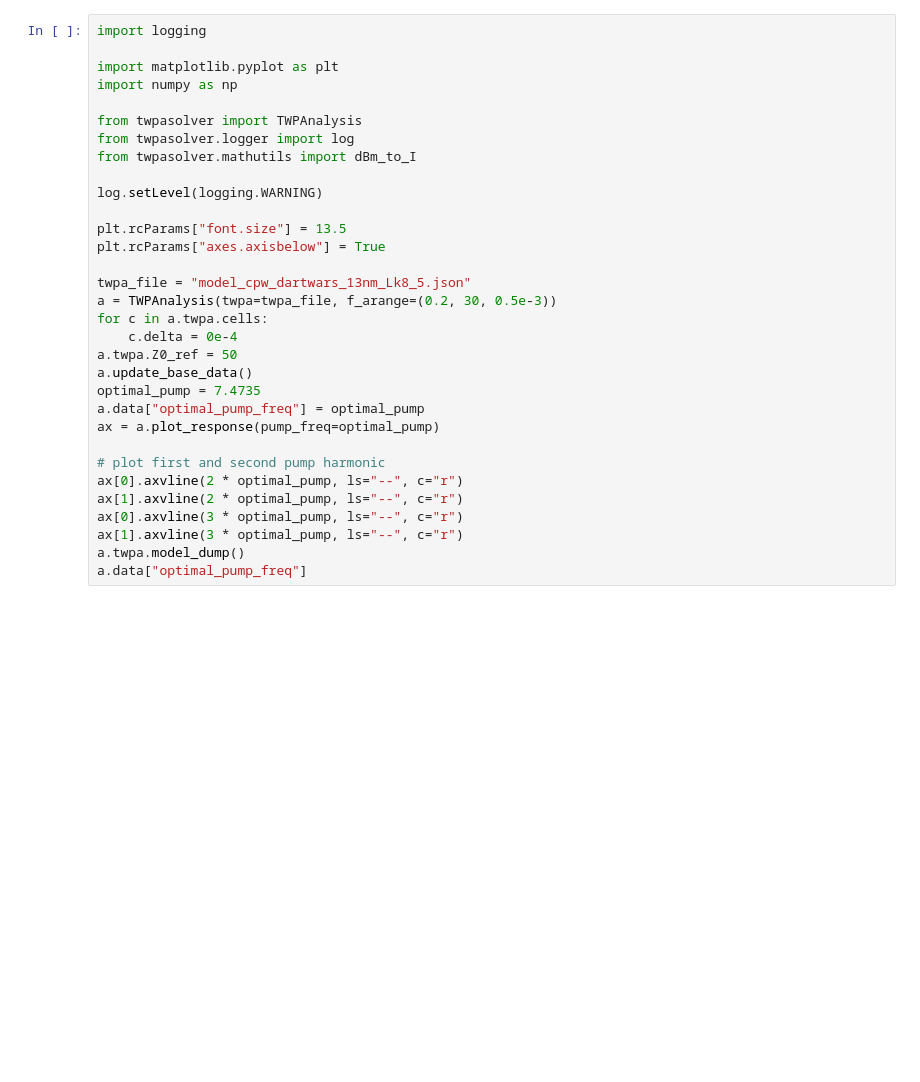
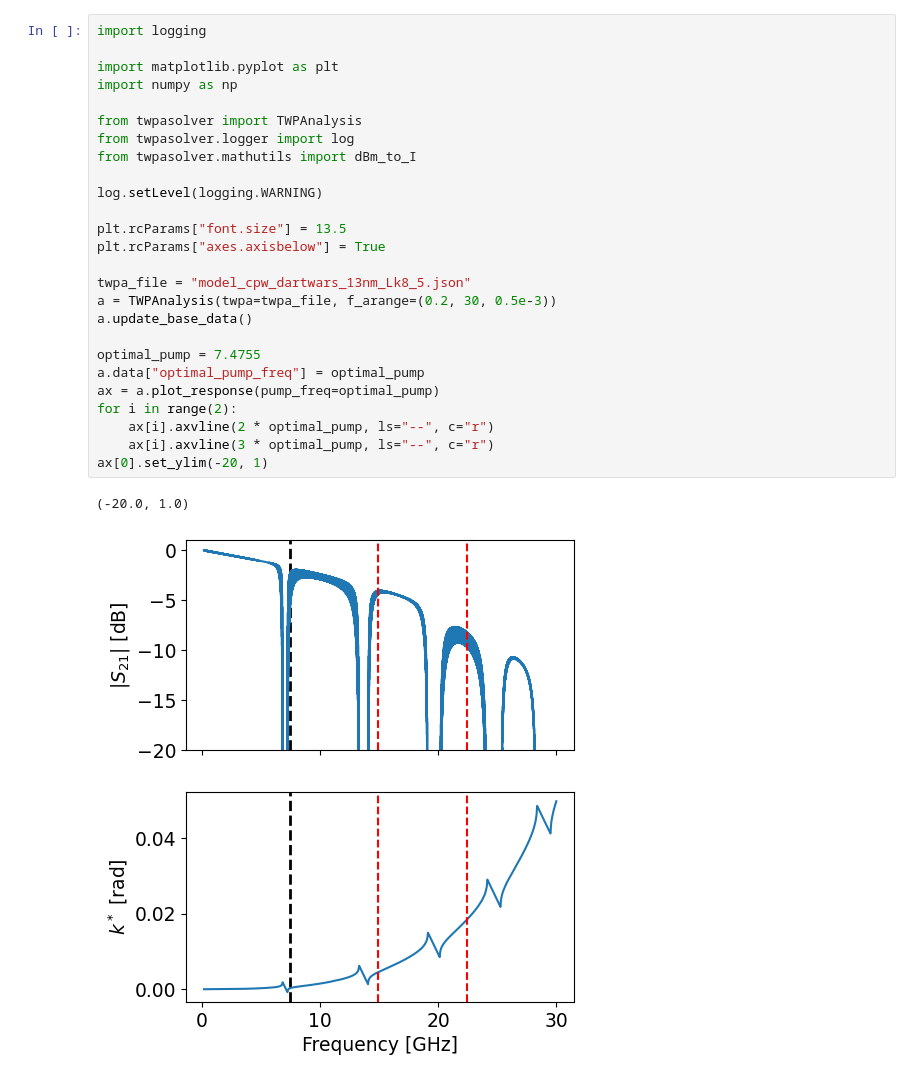
Before and after one commit to twpalab/twpasolver, a Jupyter notebook: notebooks/04_generalized_cmes.ipynb, the cells around one changed output. Saved outputs shown, nothing was run; the diff lists cells and outputs as text; blank space fills up the shorter version.

```diff
--- a/notebooks/04_generalized_cmes.ipynb
+++ b/notebooks/04_generalized_cmes.ipynb
@@ -9,33 +20,30 @@ First, let's load a KITWPA model and plot its reponse. Since we are going to con
 # %%
 import logging
 
 import matplotlib.pyplot as plt
 import numpy as np
 
 from twpasolver import TWPAnalysis
 from twpasolver.logger import log
 from twpasolver.mathutils import dBm_to_I
 
 log.setLevel(logging.WARNING)
 
 plt.rcParams["font.size"] = 13.5
 plt.rcParams["axes.axisbelow"] = True
 
 twpa_file = "model_cpw_dartwars_13nm_Lk8_5.json"
 a = TWPAnalysis(twpa=twpa_file, f_arange=(0.2, 30, 0.5e-3))
-for c in a.twpa.cells:
-    c.delta = 0e-4
-a.twpa.Z0_ref = 50
 a.update_base_data()
-optimal_pump = 7.4735
+
+optimal_pump = 7.4755
 a.data["optimal_pump_freq"] = optimal_pump
 ax = a.plot_response(pump_freq=optimal_pump)
-
-# plot first and second pump harmonic
-ax[0].axvline(2 * optimal_pump, ls="--", c="r")
-ax[1].axvline(2 * optimal_pump, ls="--", c="r")
-ax[0].axvline(3 * optimal_pump, ls="--", c="r")
-ax[1].axvline(3 * optimal_pump, ls="--", c="r")
-a.twpa.model_dump()
-a.data["optimal_pump_freq"]
+for i in range(2):
+    ax[i].axvline(2 * optimal_pump, ls="--", c="r")
+    ax[i].axvline(3 * optimal_pump, ls="--", c="r")
+ax[0].set_ylim(-20, 1)
+# %% [output]
+(-20.0, 1.0)
+[figure, added]
 # %% [markdown]
```
Also changed, not shown: parts of 16 cells of this notebook, 35 other files.
